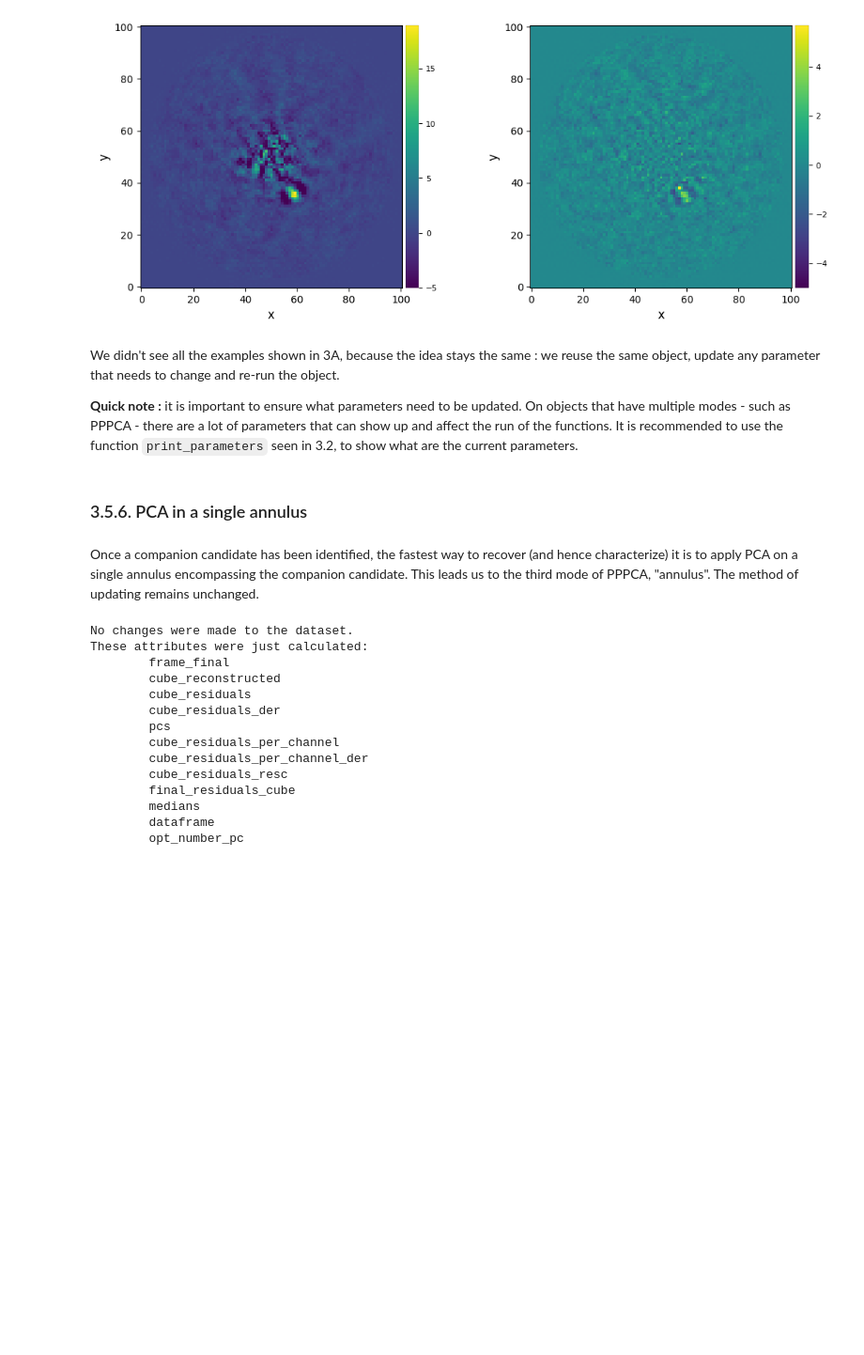
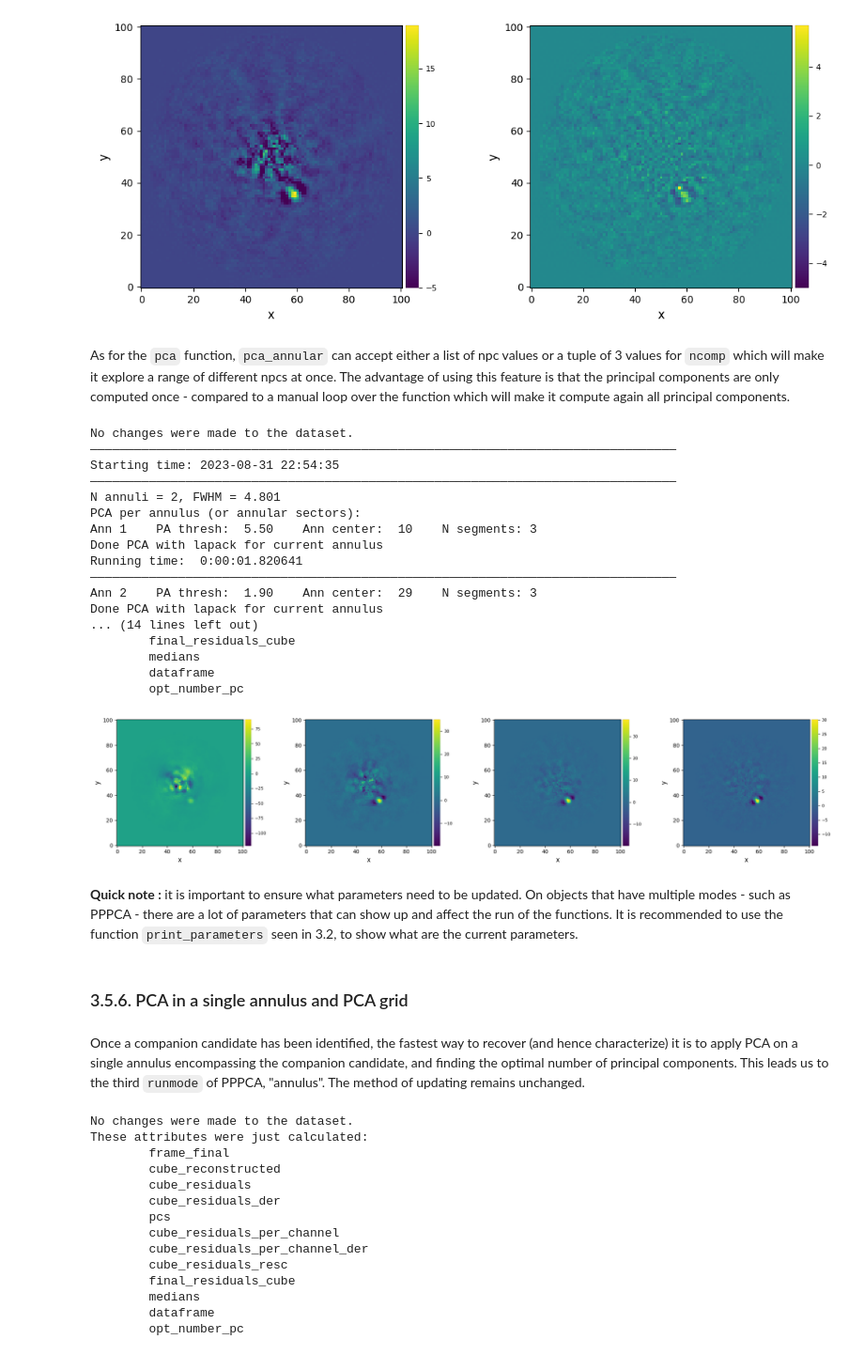
Before and after one commit to vortex-exoplanet/VIP, a Jupyter notebook: docs/source/tutorials/03B_psfsub_as_objects.ipynb, the cells around one changed output. Shown at 94% size. Saved outputs shown, nothing was run; the diff lists cells and outputs as text; code cells hidden in the pictures; blank space fills up the shorter version.

```diff
--- a/docs/source/tutorials/03B_psfsub_as_objects.ipynb
+++ b/docs/source/tutorials/03B_psfsub_as_objects.ipynb
@@ -761,14 +801,38 @@ pca_an6, pca_auto = [results.sessions[i].frame for i in [-2,-1]]
 plot_frames((pca_an6, pca_auto), dpi=100, vmin=-5, colorbar=True)
 # %% [output]
 [figure]
+# %% [markdown]
+As for the `pca` function, `pca_annular` can accept either a list of npc values or a tuple of 3 values for `ncomp` which will make it explore a range of different npcs at once. The advantage of using this feature is that the principal components are only computed once - compared to a manual loop over the function which will make it compute again all principal components.
+# %%
+update(pca_obj, PCABuilder(fwhm=betapic.fwhm, ncomp=[1,5,10,20],
+                           asize=20.))
+pca_obj.run(runmode='annular')
+plot_frames(pca_obj.frames_final)
+# %% [output]
+No changes were made to the dataset.
+――――――――――――――――――――――――――――――――――――――――――――――――――――――――――――――――――――――――――――――――
+Starting time: 2023-08-31 22:54:35
+――――――――――――――――――――――――――――――――――――――――――――――――――――――――――――――――――――――――――――――――
+N annuli = 2, FWHM = 4.801
+PCA per annulus (or annular sectors):
+Ann 1    PA thresh:  5.50    Ann center:  10    N segments: 3
+Done PCA with lapack for current annulus
+Running time:  0:00:01.820641
+――――――――――――――――――――――――――――――――――――――――――――――――――――――――――――――――――――――――――――――――
+Ann 2    PA thresh:  1.90    Ann center:  29    N segments: 3
+Done PCA with lapack for current annulus
+... (14 lines left out)
+        final_residuals_cube
+        medians
+        dataframe
+        opt_number_pc
+[figure, added]
 # %% [markdown]
-We didn't see all the examples shown in 3A, because the idea stays the same : we reuse the same object, update any parameter that needs to change and re-run the object.
-
 __Quick note :__ it is important to ensure what parameters need to be updated. On objects that have multiple modes - such as PPPCA - there are a lot of parameters that can show up and affect the run of the functions. It is recommended to use the function `print_parameters` seen in 3.2, to show what are the current parameters.
 # %% [markdown]
-### 3.5.6. PCA in a single annulus
+### 3.5.6. PCA in a single annulus and PCA grid
 # %% [markdown]
-Once a companion candidate has been identified, the fastest way to recover (and hence characterize) it is to apply PCA on a single annulus encompassing the companion candidate. This leads us to the third mode of PPPCA, "annulus". The method of updating remains unchanged.
+Once a companion candidate has been identified, the fastest way to recover (and hence characterize) it is to apply PCA on a single annulus encompassing the companion candidate, and finding the optimal number of principal components. This leads us to the third `runmode` of PPPCA, "annulus". The method of updating remains unchanged.
 # %%
 %autoreload 2
 ncomp_test = 5
```
Also changed, not shown: parts of 41 cells of this notebook, 8 other files.
